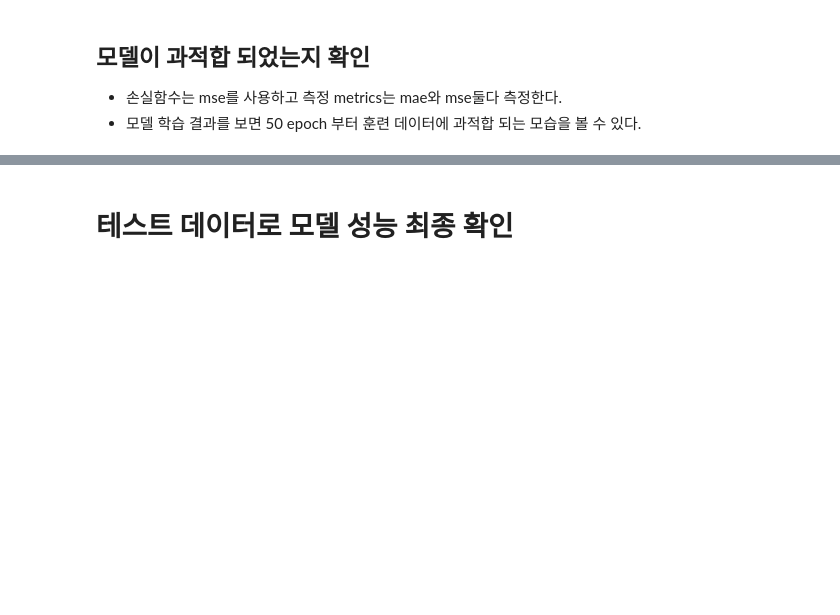
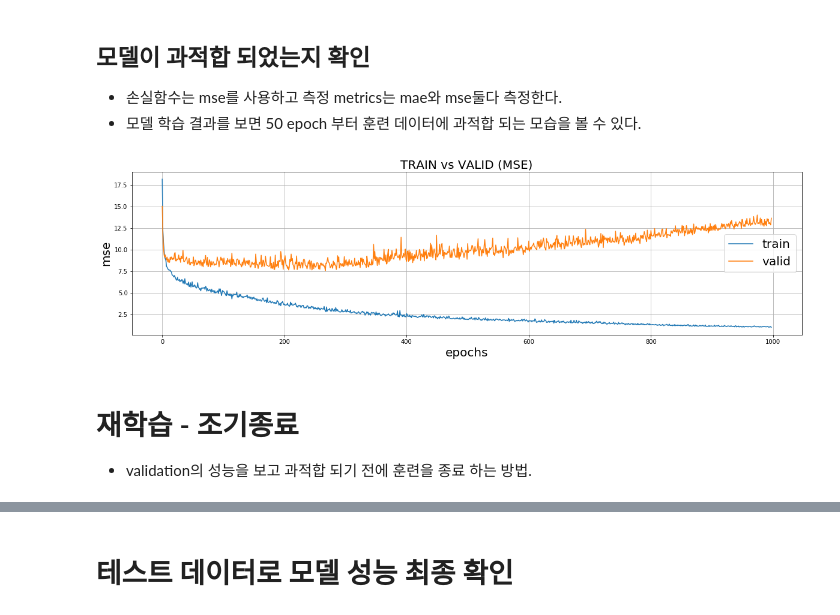
Before and after one commit to JeongMyeong/Keras-Study, a Jupyter notebook: example/regression_example.ipynb, the cells around one changed output, grey strips where cells are left out. Drawn from its saved outputs; the diff is of its cells as text; code cells hidden in the pictures; blank space fills up the shorter version.

```diff
--- a/example/regression_example.ipynb
+++ b/example/regression_example.ipynb
@@ -138,7 +136,7 @@ def build_model():
 # %%
 
 batch_size=4
-epochs=200
+epochs=1000
 
 decay_st = (len(normed_train_data)//batch_size+1)*epochs
 poly_sche = tf.keras.optimizers.schedules.PolynomialDecay(0.001, decay_st, end_learning_rate=1e-6, power=0.9)
@@ -175,11 +194,17 @@ hist = model.fit(normed_train_data, train_labels, epochs=epochs, validation_spli
 - 손실함수는 mse를 사용하고 측정 metrics는 mae와 mse둘다 측정한다.
 - 모델 학습 결과를 보면 50 epoch 부터 훈련 데이터에 과적합 되는 모습을 볼 수 있다.
 # %%
-# plt.figure(figsize=(20,5))
-# plt.plot(hist.history['loss'][10:], label='train')
-# plt.plot(hist.history['val_loss'][10:], label='valid')
-# plt.title('TRAIN vs VALID (MSE)', size=20)
-# plt.xlabel('epochs', size=20)
-# plt.ylabel('mse', size=20)
-# plt.legend(fontsize=20)
-# plt.show()
+plt.figure(figsize=(20,5))
+plt.plot(hist.history['loss'][2:], label='train')
+plt.plot(hist.history['val_loss'][2:], label='valid')
+plt.title('TRAIN vs VALID (MSE)', size=20)
+plt.xlabel('epochs', size=20)
+plt.ylabel('mse', size=20)
+plt.legend(fontsize=20)
+plt.grid()
+plt.show()
+# %% [output]
+[figure, added]
+# %% [markdown]
+# 재학습 - 조기종료
+- validation의 성능을 보고 과적합 되기 전에 훈련을 종료 하는 방법.
```
Also changed, not shown: parts of 19 cells of this notebook, 1 other file.
